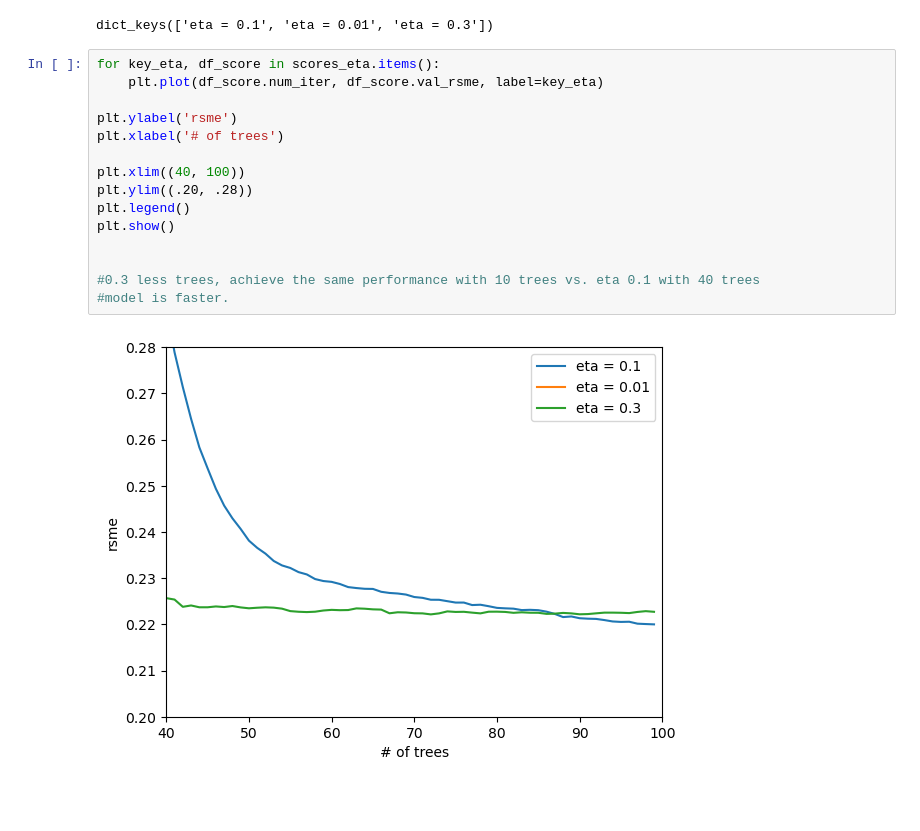
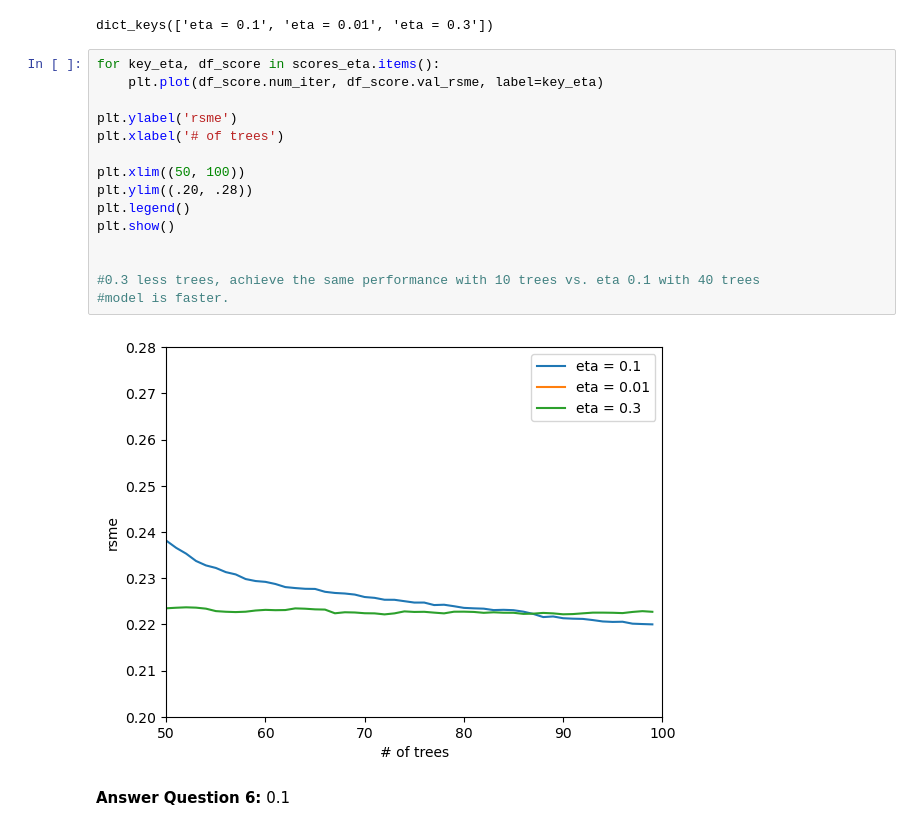
Before and after one commit to harg74/ML_ZoomCamp_2022, a Jupyter notebook: 6-Decision_Trees_and_Ensemble_Learning/6.12-Homework.ipynb, the cells around one changed output. Cells and saved outputs as stored; diff of their text form; blank space fills up the shorter version.

```diff
--- a/6-Decision_Trees_and_Ensemble_Learning/6.12-Homework.ipynb
+++ b/6-Decision_Trees_and_Ensemble_Learning/6.12-Homework.ipynb
@@ -385,17 +385,19 @@ dict_keys(['eta = 0.1', 'eta = 0.01', 'eta = 0.3'])
 # %%
 for key_eta, df_score in scores_eta.items():
     plt.plot(df_score.num_iter, df_score.val_rsme, label=key_eta)
 
 plt.ylabel('rsme')
 plt.xlabel('# of trees')
 
-plt.xlim((40, 100))
+plt.xlim((50, 100))
 plt.ylim((.20, .28))
 plt.legend()
 plt.show()
 
 
 #0.3 less trees, achieve the same performance with 10 trees vs. eta 0.1 with 40 trees
 #model is faster.
 # %% [output]
-[figure, old version]
+[figure, new version]
+# %% [markdown]
+**Answer Question 6:** 0.1
```
Also changed, not shown: parts of 1 cell of this notebook.
